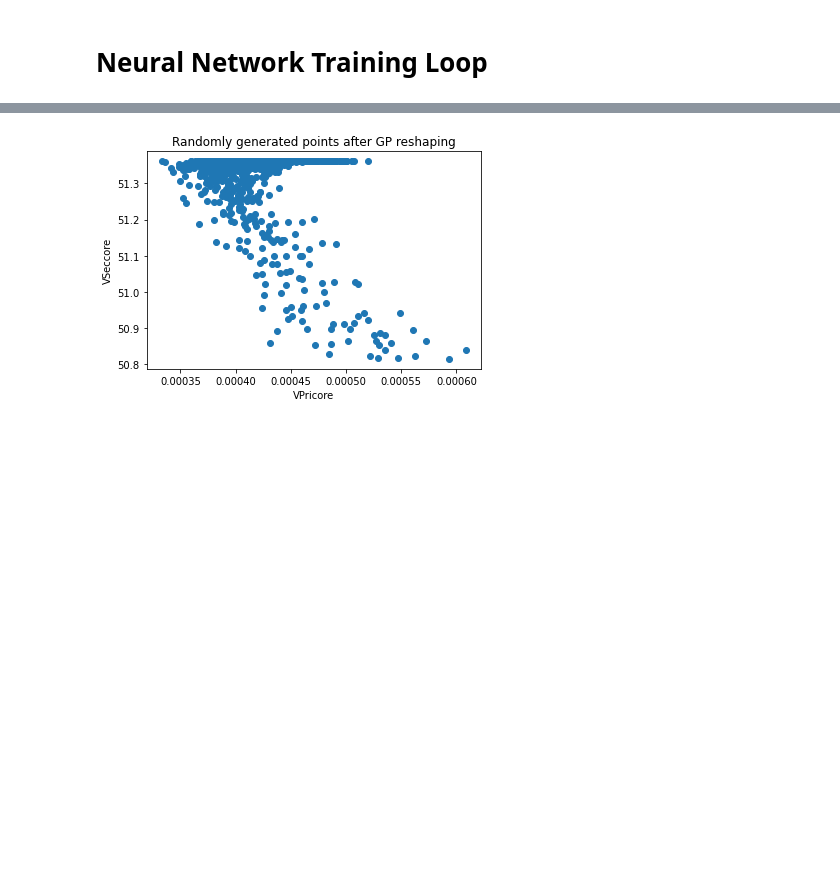
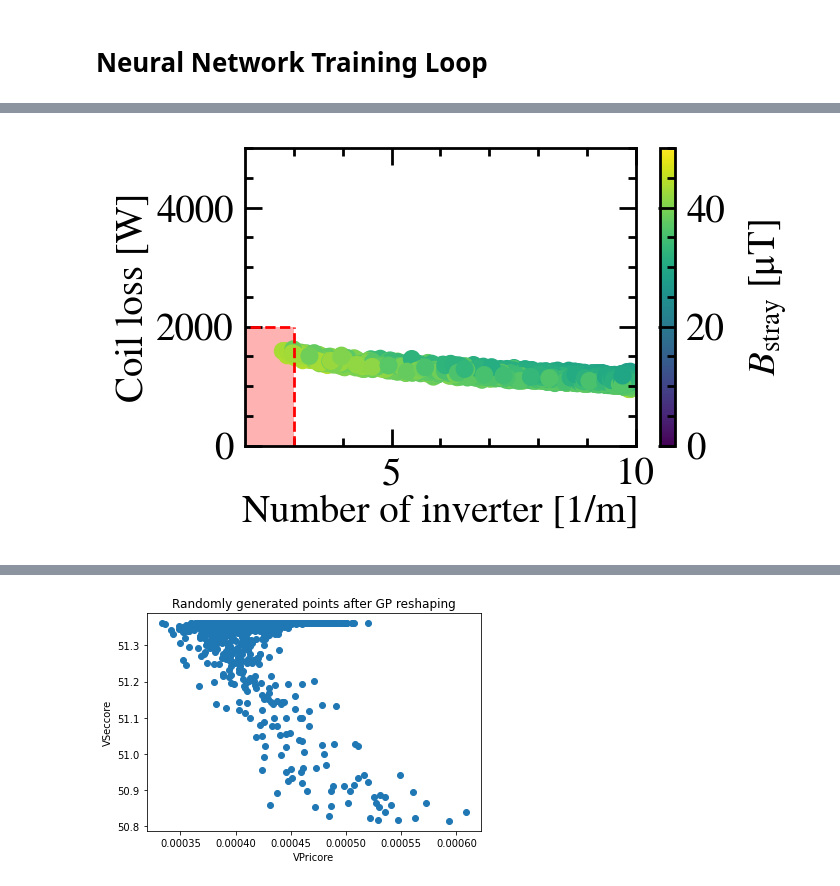
Before and after one commit to ShahidOni/Optimizer, a Jupyter notebook: optimization_eng.ipynb, the cells around one changed output, grey strips where cells are left out. Saved outputs shown, nothing was run; the diff lists cells and outputs as text; code cells hidden in the pictures; blank space fills up the shorter version.

```diff
--- a/optimization_eng.ipynb
+++ b/optimization_eng.ipynb
@@ -800,0 +765,12 @@ tensor([423.5891, 366.5275, 367.5647,  ..., 368.5293, 369.7809, 367.8035],
+# %%
+fig_width = 8 #cm # Setting for Conference paper
+fig_height = 3 #cm
+font_size = 7 # pt
+fig_update = True
+marker_size = 5
+x_tick_pad = 2
+y_tick_pad = 2
+x_label_pad = 0.5
+y_label_pad = 1
+
+!pip install SciencePlots
@@ -800,0 +834,25 @@ tensor([423.5891, 366.5275, 367.5647,  ..., 368.5293, 369.7809, 367.8035],
+# %%
+import matplotlib
+plt.style.use(['science','no-latex'])
+matplotlib.rcParams.update({'font.size': font_size, 'font.family': 'STIXGeneral', 'mathtext.fontset': 'stix'})
+detached_bstray = bstray.detach().cpu().numpy()
+detached_kdiff = kdiff.detach().cpu().numpy()
+detached_coilloss = coilloss.detach().cpu().numpy()
+n_inv_ = number_of_inverters(g)
+n_inv_ = n_inv_.detach().cpu().numpy()
+x = n_inv_
+y = detached_coilloss
+z = detached_bstray
+
+fig1=plt.figure(figsize=(cm2inch(fig_width/2),cm2inch(fig_height)/1.2), dpi=400)
+xlim = 3 #Number of Inverter [1/m]
+ylim = 2000 #Coil loss [W]
+lower_left(xlim,ylim)
+plt.scatter(x, y, c=z, s=marker_size, cmap ='viridis', vmin = 0, vmax=50,rasterized=True)
+plt.colorbar(label=r"$B_{\rm stray}~[\rm \mu T]$")#Show colar bar at the right side
+plt.xlabel(r"Number of inverter [1/m]", labelpad = x_label_pad)              # not shown
+plt.ylabel(r'Coil loss [W]', labelpad = y_label_pad) # not shown
+plt.axis([2, 10, 0, 5000])
+plt.show()
+# %% [output]
+[figure, added]
```
Also changed, not shown: parts of 13 cells of this notebook.
